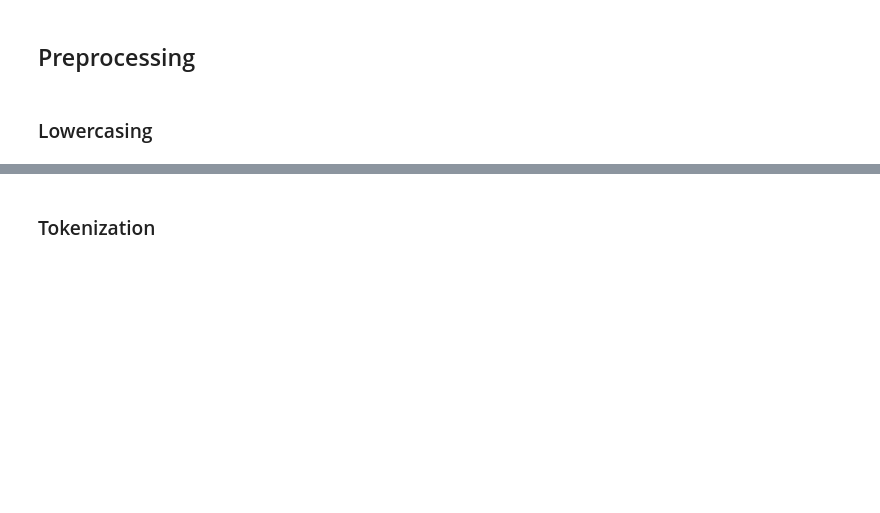
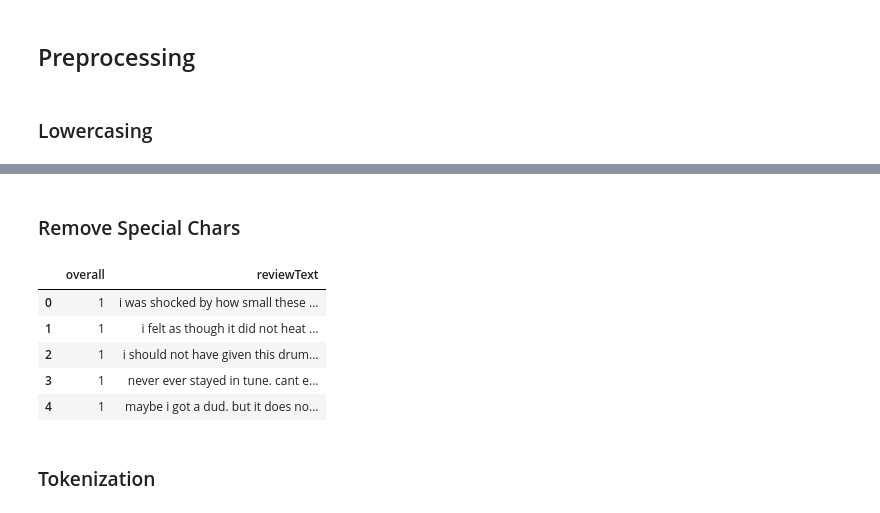
Before and after one commit to MichaelHermannHubler/AIAPP_NLP, a Jupyter notebook: project.ipynb, the cells around one changed output, grey strips where cells are left out. Cells and saved outputs as stored; diff of their text form; code cells hidden in the pictures; blank space fills up the shorter version.

Commit message:
Remove special characters

```diff
--- a/project.ipynb
+++ b/project.ipynb
@@ -189,3 +190,18 @@ df_lowercase.head()
+# %% [markdown]
+### Remove Special Chars
+# %%
+regex = '[^ A-Za-z.,?!\\\\]+'
+
+df_spec_cars_removed = df_lowercase.copy()
+df_spec_cars_removed.reviewText = df_spec_cars_removed.apply(lambda row: re.sub(regex, '', row.reviewText), axis=1)
+df_spec_cars_removed.head()
+# %% [output]
+|  | overall | reviewText |
+| 0 | 1 | i was shocked by how small these ... |
+| 1 | 1 | i felt as though it did not heat ... |
+| 2 | 1 | i should not have given this drum... |
+| 3 | 1 | never ever stayed in tune. cant e... |
+| 4 | 1 | maybe i got a dud. but it does no... |
 # %% [markdown]
 ### Tokenization
 # %%
```
Also changed, not shown: parts of 12 cells of this notebook.
